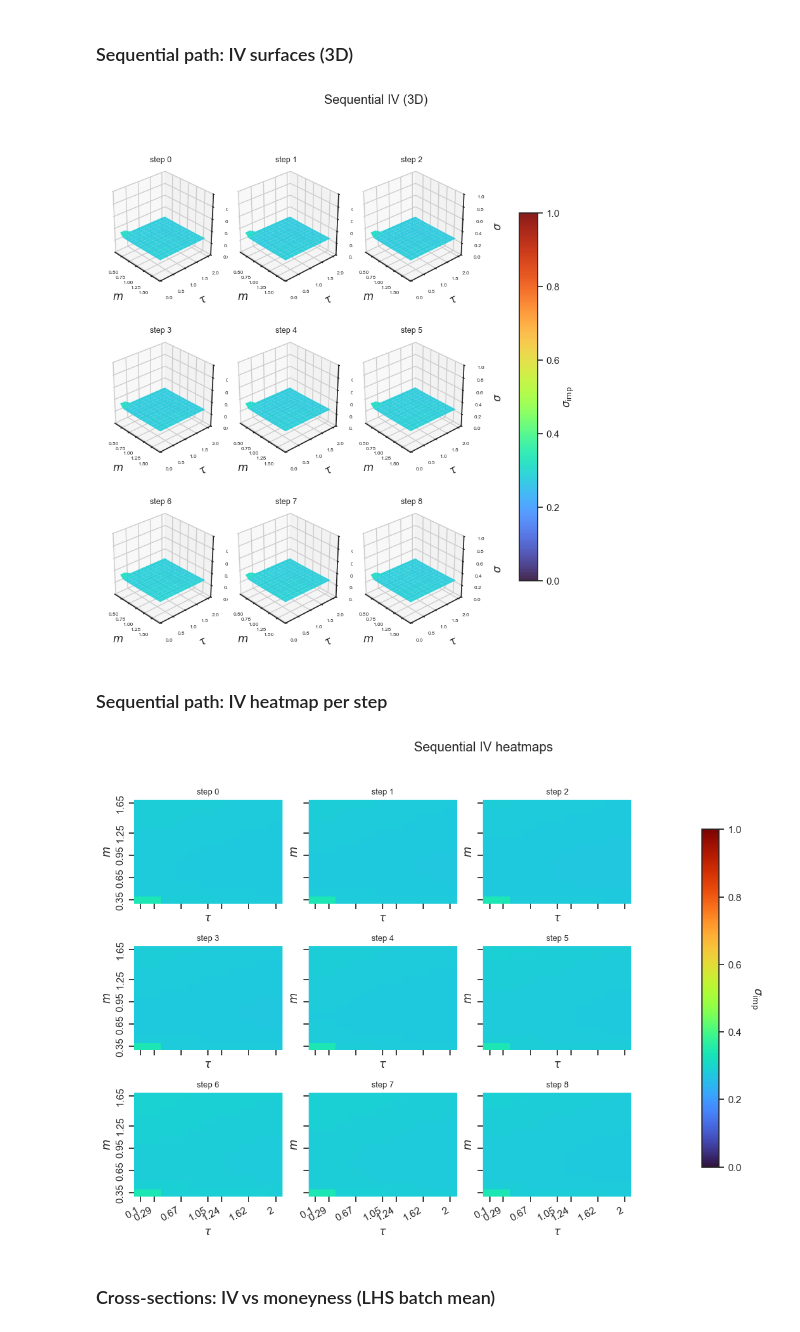
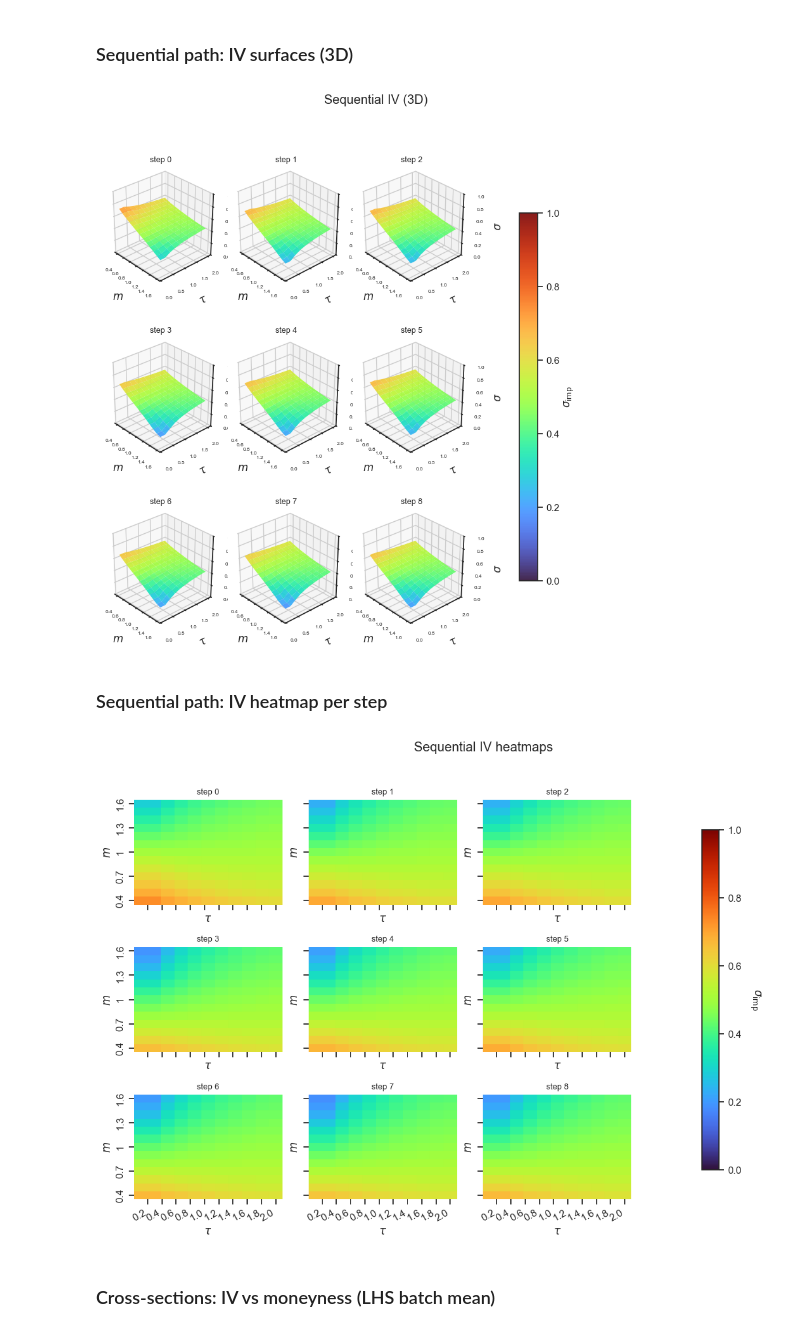
Before and after one commit to SboneloMdluli/ivs-dit, a Jupyter notebook: notebooks/heston_synthetic_ivs.ipynb, the cells around one changed output. Saved outputs shown, nothing was run; the diff lists cells and outputs as text; code cells hidden in the pictures.

```diff
--- a/notebooks/heston_synthetic_ivs.ipynb
+++ b/notebooks/heston_synthetic_ivs.ipynb
@@ -41,7 +41,7 @@ CFG_OVERRIDES: dict = {
     # "plot_surface": {"zlim": [0.0, 1.0]},
 }
 
-CFG_GOAL = HestonIvGoal.SMILE
+CFG_GOAL = HestonIvGoal.SKEW
 
 _base_cfg = (
     load_heston_iv_surface_goal_config(CFG_DIR, CFG_GOAL) if CFG_GOAL else load_heston_iv_surface_config(CFG_DIR)
@@ -141,7 +144,7 @@ if surf_last is not None:
     )
 plt.show()
 # %% [output]
-[figure, old version]
+[figure, new version]
 # %% [markdown]
 ### Sequential path: IV heatmap per step
 # %%
@@ -163,9 +166,17 @@ fig, axes = plt.subplots(
     sharey=True,
 )
 axes_flat = np.atleast_1d(axes).ravel()
+
 for i, k in enumerate(kr):
     ax = axes_flat[i]
     Z = iv_seq[path_i, k]
+
+    # For equal axis spacing, generate linearly spaced values for tau/m
+    nrow, ncol = Z.shape
+    # Equal-spaced tau/money for pretty axis
+    m_axis_eq = np.linspace(float(m_seq_chk.min()), float(m_seq_chk.max()), nrow)
+    tau_axis_eq = np.linspace(float(tau_seq_chk.min()), float(tau_seq_chk.max()), ncol)
+
     sns.heatmap(
         Z,
         cmap=cmap,
@@ -178,43 +189,50 @@ for i, k in enumerate(kr):
         square=False,
     )
     ax.invert_yaxis()
-    nrow, ncol = Z.shape
     ax.set_aspect("auto")
-    tau_vals = np.linspace(float(tau_seq_chk.min()), float(tau_seq_chk.max()), ncol)
-    m_vals = np.linspace(float(m_seq_chk.min()), float(m_seq_chk.max()), nrow)
+
     if ncol > 0:
-        n_xt = min(7, ncol)
-        xi = np.linspace(0, ncol - 1, num=n_xt, dtype=int)
-        ax.set_xticks(xi + 0.5)
-        ax.set_xticklabels([f"{tau_vals[j]:.3g}" for j in xi], rotation=30, ha="right")
+        _t0, _t1 = float(tau_axis_eq[0]), float(tau_axis_eq[-1])
+        _step = 0.2
+        if ncol == 1:
+            ax.set_xticks([0.5])
+            ax.set_xticklabels([f"{_t0:.1f}"], rotation=30, ha="right")
+        else:
+            _ticks = np.arange(np.ceil(_t0 / _step - 1e-12) * _step, _t1 + 0.5 * _step, _step)
+            _ticks = _ticks[(_ticks >= _t0 - 1e-12) & (_ticks <= _t1 + 1e-12)]
+            if _ticks.size == 0:
+                _ticks = np.array([(_t0 + _t1) / 2])
+            _xpos = (_ticks - _t0) / (_t1 - _t0) * (ncol - 1) + 0.5
+            ax.set_xticks(_xpos)
+            ax.set_xticklabels([f"{v:.1f}" for v in _ticks], rotation=30, ha="right")
     if nrow > 0:
         yi = np.linspace(0, nrow - 1, num=min(5, nrow), dtype=int)
         ax.set_yticks(yi + 0.5)
-        ax.set_yticklabels([f"{m_vals[j]:.3g}" for j in yi])
+        ax.set_yticklabels([f"{m_axis_eq[j]:.3g}" for j in yi])
     ax.set_title(f"step {k}", fontsize=9)
 for j in range(n, len(axes_flat)):
     axes_flat[j].axis("off")
 _xlabel = r"$\tau$"
 _ylabel = r"$m$"
 for ax in axes_flat:
     if ax.get_visible() and ax.has_data():
         ax.set_xlabel(_xlabel)
         ax.set_ylabel(_ylabel)
 smp = ScalarMappable(cmap=cmap, norm=Normalize(vmin=z0, vmax=z1))
 smp.set_array([])
 fig.suptitle("Sequential IV heatmaps")
 fig.tight_layout(rect=[0, 0.04, 0.82, 0.96])
 cbar = fig.colorbar(
     smp,
     ax=[axes_flat[i] for i in range(n)],
     shrink=0.85,
     pad=0.12,
     fraction=0.035,
 )
 cbar.set_label(r"$\sigma_{\mathrm{imp}}$", rotation=270, labelpad=22)
 plt.show()
 # %% [output]
-[figure, old version]
+[figure, new version]
 # %% [markdown]
 ### Cross-sections: IV vs moneyness (LHS batch mean)
 # %%
```
Also changed, not shown: parts of 10 cells of this notebook, 9 other files.
